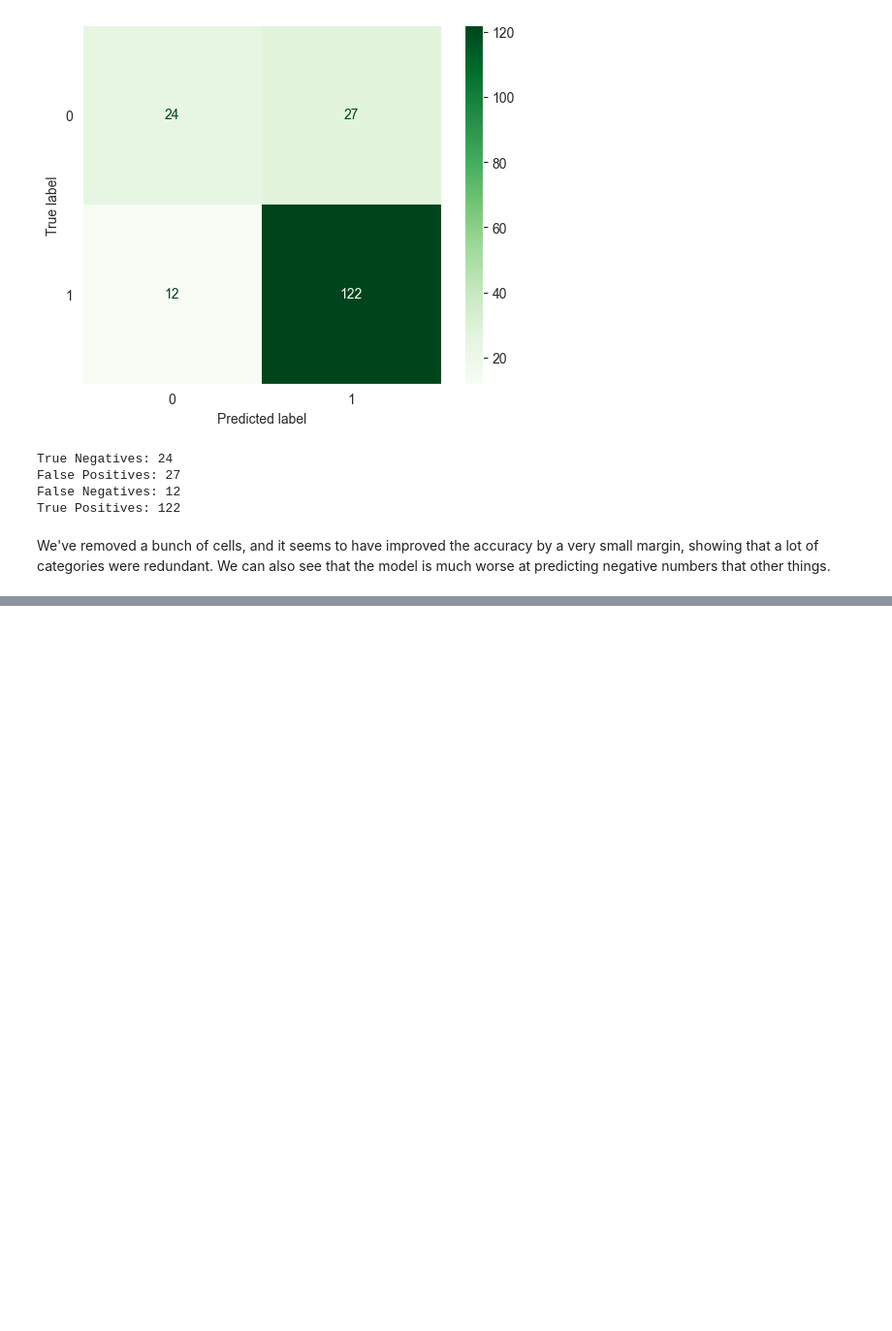
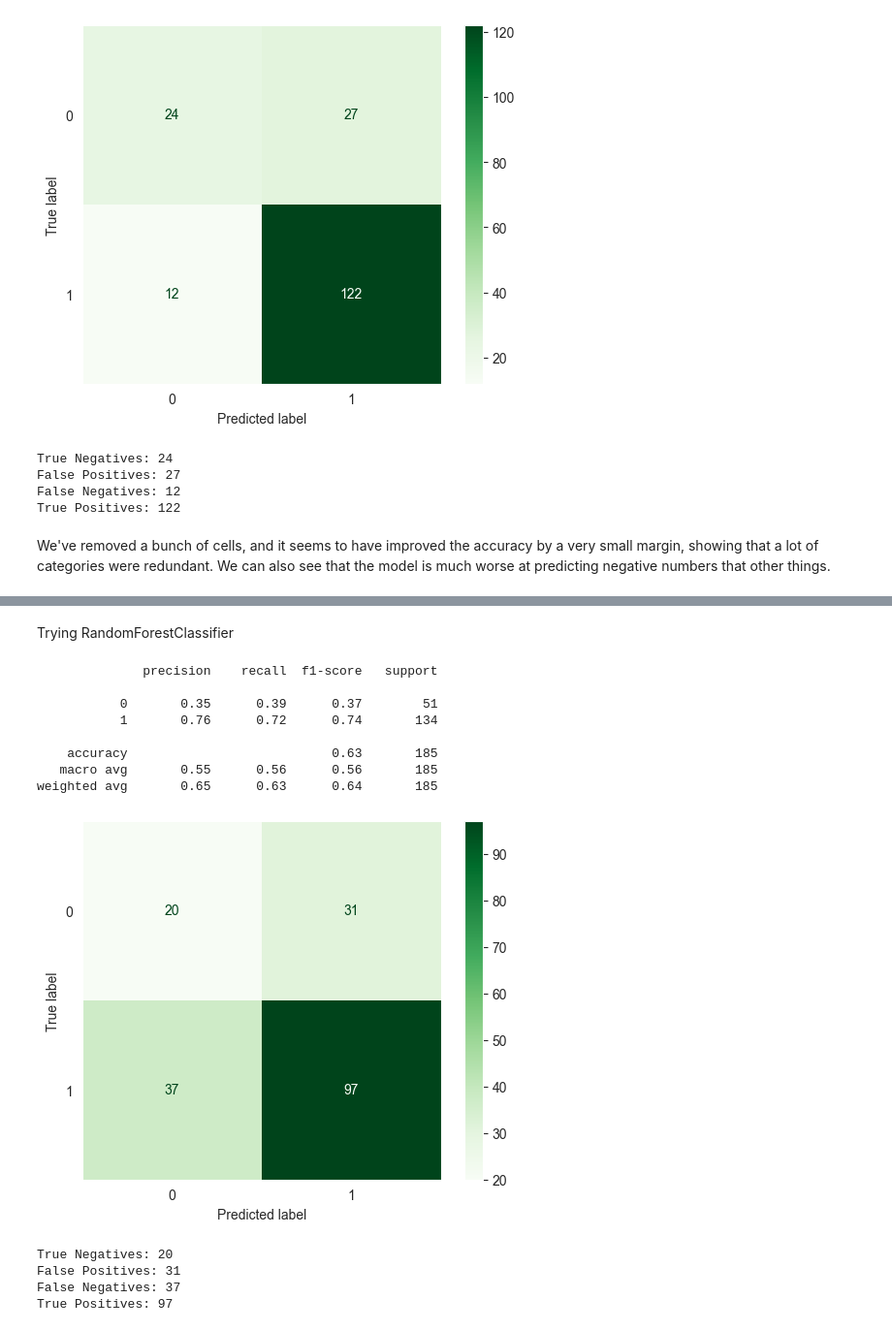
Before and after one commit to zikompo/Loan_ML_Model, a Jupyter notebook: loan_default_model.ipynb, the cells around one changed output, grey strips where cells are left out. Shown at 97% size. Drawn from its saved outputs; the diff is of its cells as text; code cells hidden in the pictures; blank space fills up the shorter version.

```diff
--- a/loan_default_model.ipynb
+++ b/loan_default_model.ipynb
@@ -585,0 +651,48 @@ We've removed a bunch of cells, and it seems to have improved the accuracy by a
+# %% [markdown]
+Trying RandomForestClassifier
+# %%
+# Creating the model.
+rfc = RandomForestClassifier(random_state=0)
+
+# Fitting the data.
+rfc.fit(X_train, y_train)
+
+predictions = rfc.predict(val_X)
+print(classification_report(val_y, predictions))
+cm = confusion_matrix(val_y, predictions)
+disp = ConfusionMatrixDisplay(confusion_matrix=cm)
+
+# Change color of labels
+
+disp.plot(cmap='Greens')
+plt.grid(False)
+plt.show()
+
+# Assuming y_true are the true labels and y_pred are the predicted labels
+y_true = val_y
+y_pred = rfc.predict(val_X)
+
+# Compute confusion matrix
+cm = confusion_matrix(y_true, y_pred)
+
+# Create a DataFrame from the confusion matrix
+tn, fp, fn, tp = cm.ravel()
+
+# Format them into a string
+result_string = f"True Negatives: {tn}\nFalse Positives: {fp}\nFalse Negatives: {fn}\nTrue Positives: {tp}"
+
+print(result_string)
+# %% [output]
+              precision    recall  f1-score   support
+
+           0       0.35      0.39      0.37        51
+           1       0.76      0.72      0.74       134
+
+    accuracy                           0.63       185
+   macro avg       0.55      0.56      0.56       185
+weighted avg       0.65      0.63      0.64       185
+[figure, added]
+True Negatives: 20
+False Positives: 31
+False Negatives: 37
+True Positives: 97
```
Also changed, not shown: parts of 9 cells of this notebook.
